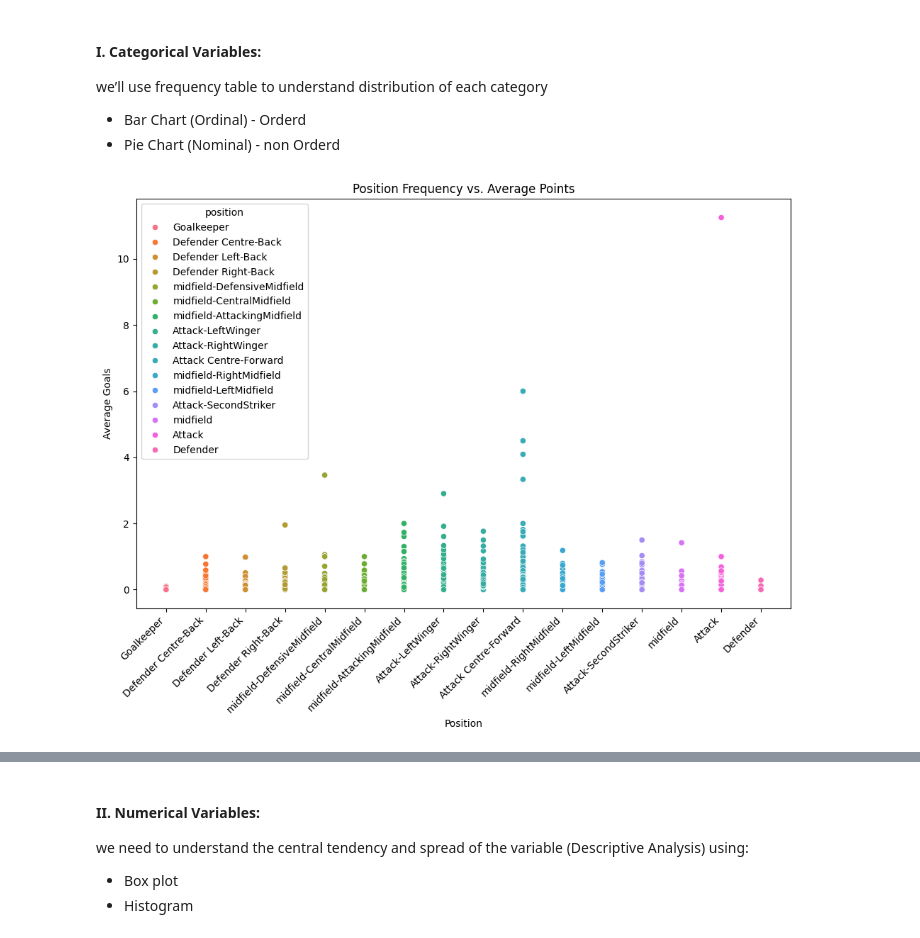
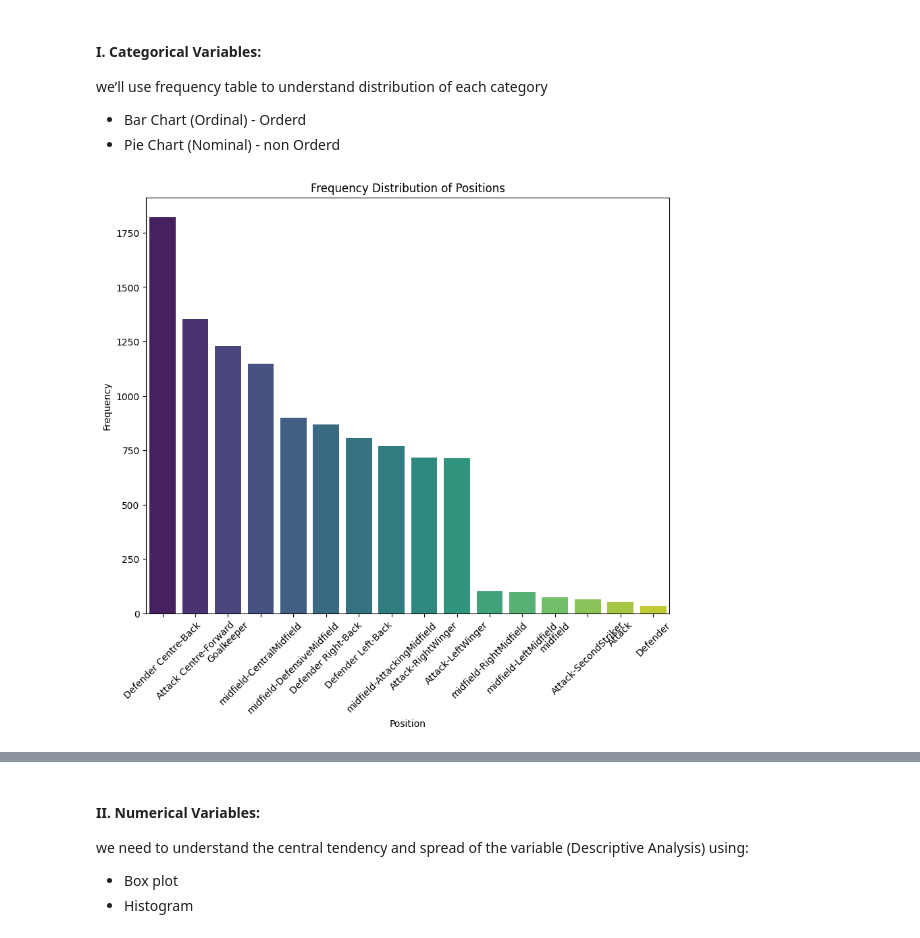
Before and after one commit to Tuwaiq-DS-ML-bootcamp-V-6/Use-case-7, a Jupyter notebook: EDA and Machine Learning.ipynb, the cells around one changed output, grey strips where cells are left out. Saved outputs shown, nothing was run; the diff lists cells and outputs as text; code cells hidden in the pictures.

```diff
--- a/EDA and Machine Learning.ipynb
+++ b/EDA and Machine Learning.ipynb
@@ -32,7 +44,7 @@ from sklearn.cluster import KMeans
 We can now load the dataset into pandas using the read_csv() function. This converts the CSV file into a Pandas dataframe.
 # %%
 #Read in the csv file and convert to a Pandas dataframe
-sports = pd.read_csv("Data/final_data.csv")
+df = pd.read_csv("Data/final_data.csv")
 # %% [markdown]
 ### Viewing the dataframe
 We can get a quick sense of the size of our dataset by using the shape method. This returns a tuple with the number of rows and columns in the dataset.
@@ -394,10 +385,10 @@ dtypes: float64(9), int64(9), object(4)
 memory usage: 1.8+ MB
 # %%
 
-sports['team'] = sports['team'].str.replace('&amp;', '&')
-sports['team'] = sports['team'].str.strip()
+df['team'] = df['team'].str.replace('&amp;', '&')
+df['team'] = df['team'].str.strip()
 
-sports['team'].unique()
+df['team'].unique()
 # %% [output]
 array(['Manchester United', 'West Ham United', 'Leicester City',
        'Aston Villa', 'Wolverhampton Wanderers', 'Southampton FC',
@@ -417,11 +408,11 @@ array(['Manchester United', 'West Ham United', 'Leicester City',
        'Melbourne City FC', 'Sydney FC', 'Adelaide United',
        'Western Sydney Wanderers'], dtype=object)
 # %%
-sports.loc[sports['age'] < 15, 'age'] = 15
-sports.loc[sports['age'] > 40, 'age'] = 40
+df.loc[df['age'] < 15, 'age'] = 15
+df.loc[df['age'] > 40, 'age'] = 40
 
 # Display summary statistics for age after correction
-sports['age'].describe()
+df['age'].describe()
 # %% [output]
 count    10754.000000
 mean        26.039765
@@ -541,13 +533,15 @@ we’ll use frequency table to understand distribution of each category
 - Bar Chart (Ordinal) - Orderd
 - Pie Chart (Nominal) - non Orderd
 # %%
+position_counts = df['position'].value_counts()
+
+# Plot a bar chart for the 'position' column
 plt.figure(figsize=(10, 8))
-sns.scatterplot(x='position', y='goals', data=sports, hue='position')
-plt.title('Position Frequency vs. Average Points')
+sns.barplot(x=position_counts.index, y=position_counts.values, palette='viridis')
+plt.title('Frequency Distribution of Positions')
 plt.xlabel('Position')
-plt.ylabel('Average Goals')
-plt.xticks(rotation=45, ha='right')
-plt.tight_layout()
+plt.ylabel('Frequency')
+plt.xticks(rotation=45)
 plt.show()
 # %% [output]
-[figure, old version]
+[figure, new version]
```
Also changed, not shown: parts of 177 cells of this notebook.
